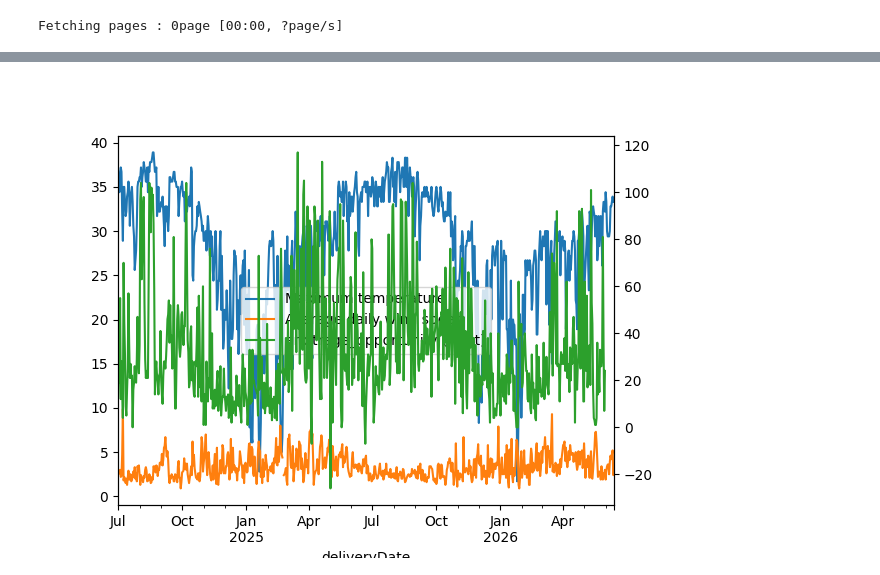
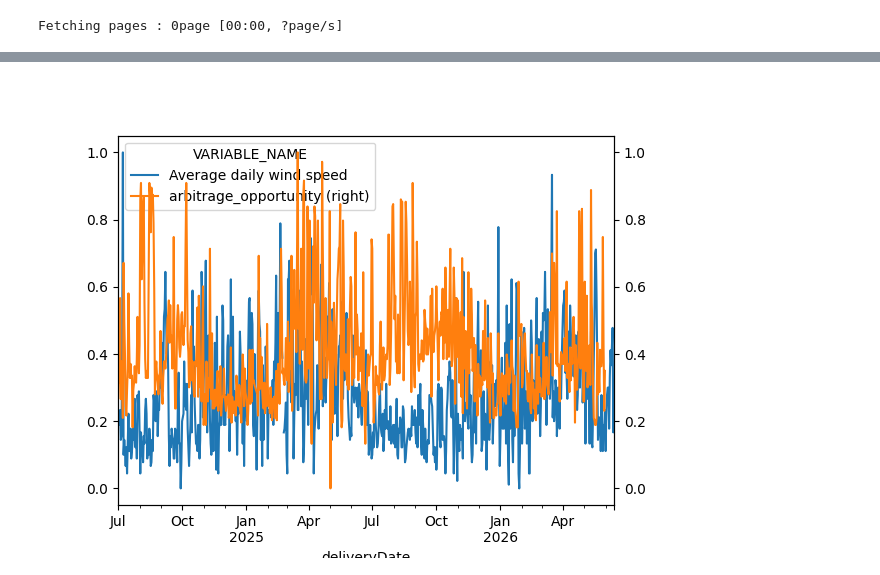
Before and after one commit to andrewkittredge/modo_energy, a Jupyter notebook: settlement-prices-scratch.ipynb, the cells around one changed output, grey strips where cells are left out. Saved outputs shown, nothing was run; the diff lists cells and outputs as text; code cells hidden in the pictures.

Commit message:
normalize values

```diff
--- a/settlement-prices-scratch.ipynb
+++ b/settlement-prices-scratch.ipynb
@@ -57,13 +41,25 @@ weather_data
+# %%
+min_max_scaler = preprocessing.MinMaxScaler()
+# %%
+time_span_weather_data = weather_data[weather_data.index > pd.to_datetime(start)]
+wind_speed = time_span_weather_data[["Average daily wind speed"]]
+wind_speed_normalized = pd.DataFrame(
+    min_max_scaler.fit_transform(wind_speed),
+    columns=wind_speed.columns,
+    index=wind_speed.index,
+)
+# %%
+arbitrage_opportunity_normalized = pd.DataFrame(
+    min_max_scaler.fit_transform(arbitrage_opportunity),
+    columns=arbitrage_opportunity.columns,
+    index=arbitrage_opportunity.index,
+)
 # %%
 plt.clf()
-time_span_weather_data = weather_data[weather_data.index > pd.to_datetime(start)]
-temperature_plot = time_span_weather_data["Maximum temperature"].plot(
-    legend=True, label="Maximum temperature"
+wind_speed_plot = wind_speed_normalized.plot(
+    legend=True, label="Average daily wind speed"
 )
-wind_speed_plot = time_span_weather_data["Average daily wind speed"].plot(
-    ax=temperature_plot, legend=True, label="Average daily wind speed"
-)
-arbitrage_opportunity.plot(ax=wind_speed_plot, secondary_y=True)
+arbitrage_opportunity_normalized.plot(ax=wind_speed_plot, secondary_y=True)
 plt.show()
 # %% [output]
-[figure, old version]
+[figure, new version]
```
Also changed, not shown: parts of 8 cells of this notebook.
